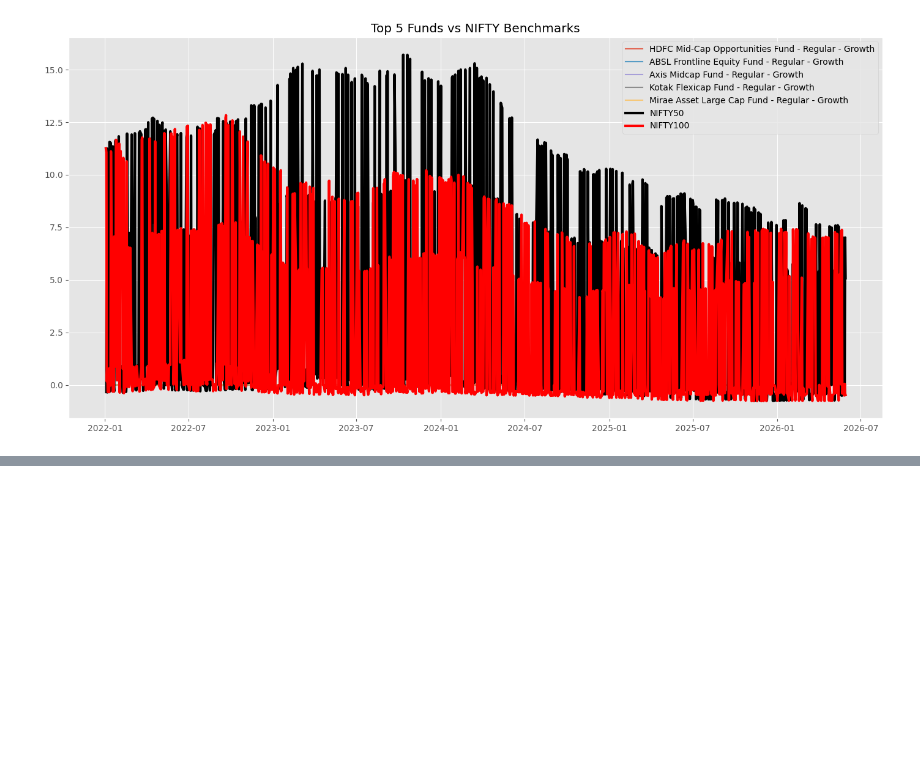
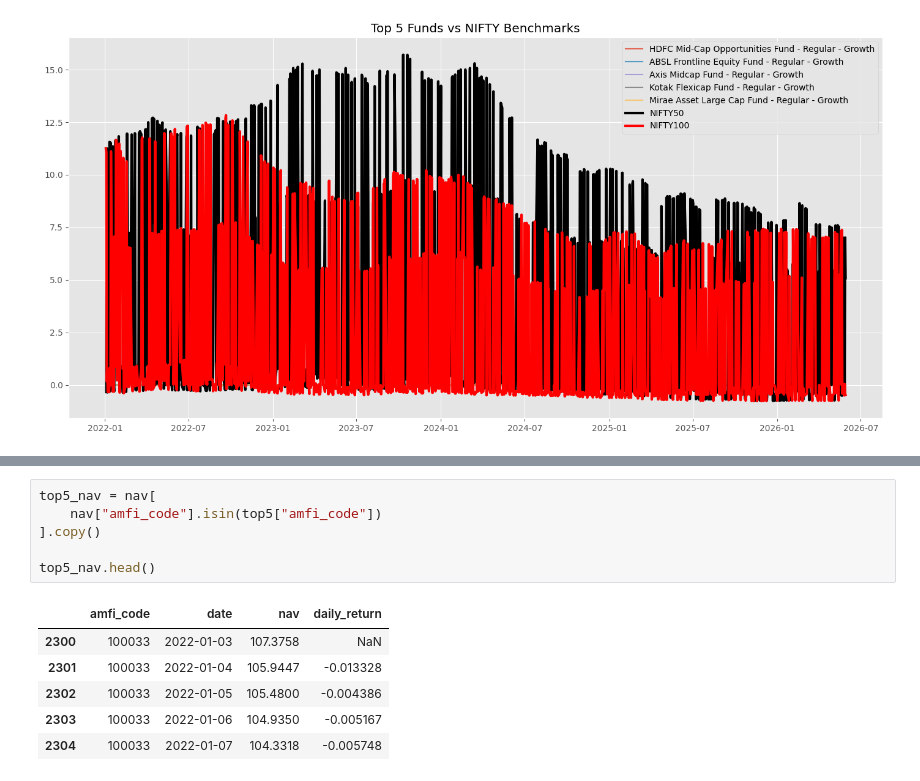
Before and after one commit to santanumaity3155-spec/Project-1, a Jupyter notebook: notebooks/Performance_Analytics.ipynb, the cells around one changed output, grey strips where cells are left out. Drawn from its saved outputs; the diff is of its cells as text; blank space fills up the shorter version.

```diff
--- a/notebooks/Performance_Analytics.ipynb
+++ b/notebooks/Performance_Analytics.ipynb
@@ -940,0 +988,13 @@ plt.show()
+# %%
+top5_nav = nav[
+    nav["amfi_code"].isin(top5["amfi_code"])
+].copy()
+
+top5_nav.head()
+# %% [output]
+|  | amfi_code | date | nav | daily_return |
+| 2300 | 100033 | 2022-01-03 | 107.3758 | NaN |
+| 2301 | 100033 | 2022-01-04 | 105.9447 | -0.013328 |
+| 2302 | 100033 | 2022-01-05 | 105.4800 | -0.004386 |
+| 2303 | 100033 | 2022-01-06 | 104.9350 | -0.005167 |
+| 2304 | 100033 | 2022-01-07 | 104.3318 | -0.005748 |
```
Also changed, not shown: parts of 17 cells of this notebook, 3 other files.
